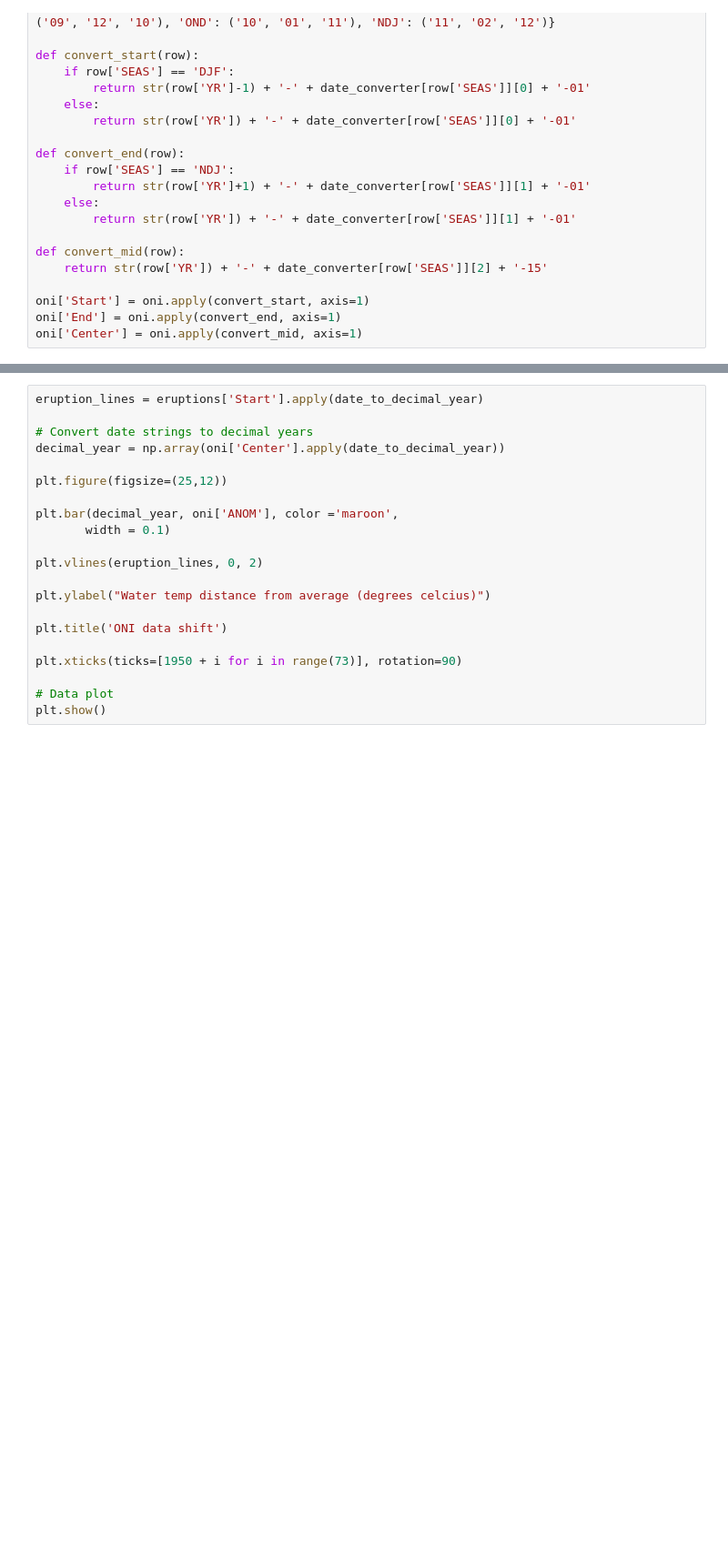
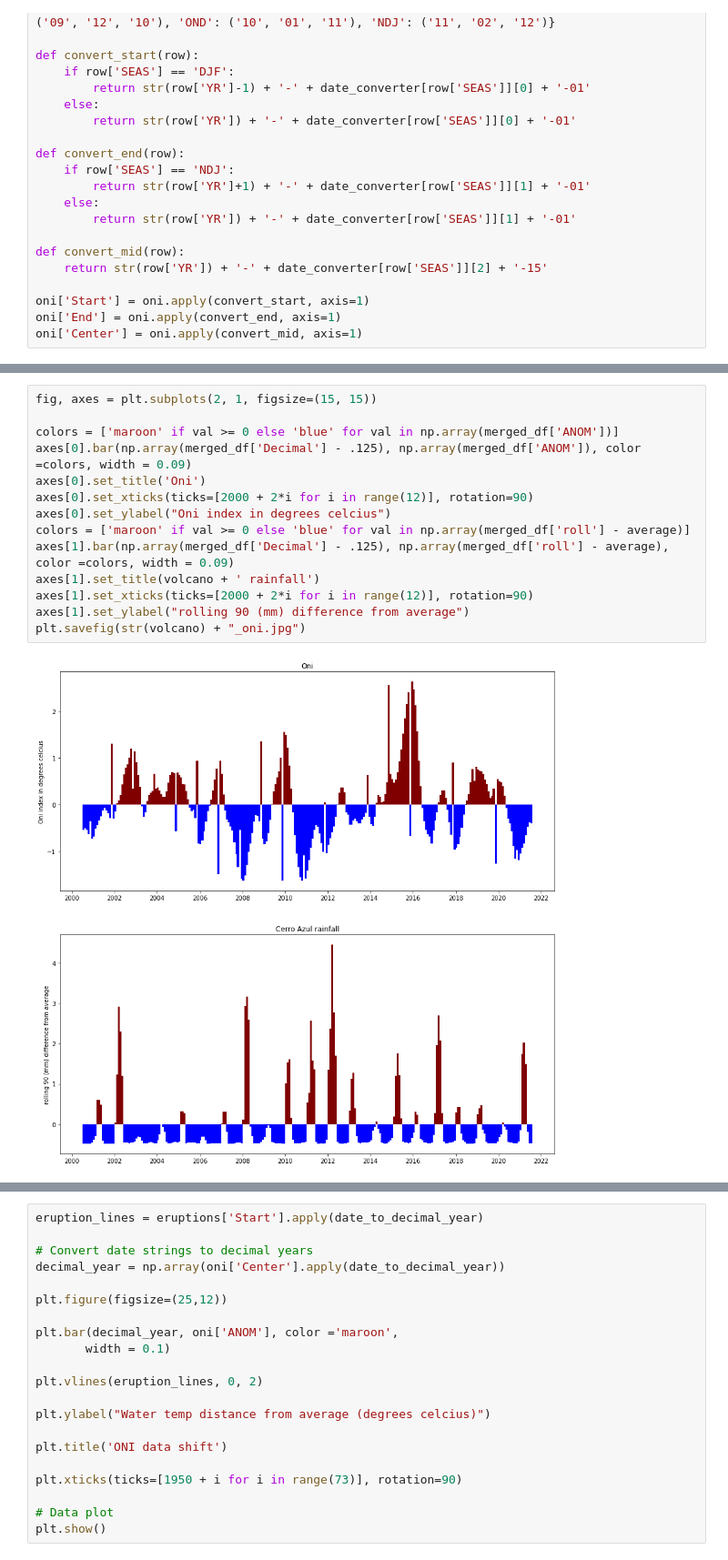
Before and after one commit to jonathan-quartin/um_volcano_project, a Jupyter notebook: old_notebooks/precip_regression.ipynb, the cells around one changed output, grey strips where cells are left out. Shown: that part at 91% size. Saved outputs shown, nothing was run; the diff lists cells and outputs as text; blank space fills up the shorter version.

```diff
--- a/old_notebooks/precip_regression.ipynb
+++ b/old_notebooks/precip_regression.ipynb
@@ -70,0 +102,16 @@ print(oni)
+# %%
+fig, axes = plt.subplots(2, 1, figsize=(15, 15))
+
+colors = ['maroon' if val >= 0 else 'blue' for val in np.array(merged_df['ANOM'])]
+axes[0].bar(np.array(merged_df['Decimal'] - .125), np.array(merged_df['ANOM']), color =colors, width = 0.09)
+axes[0].set_title('Oni')
+axes[0].set_xticks(ticks=[2000 + 2*i for i in range(12)], rotation=90)
+axes[0].set_ylabel("Oni index in degrees celcius")
+colors = ['maroon' if val >= 0 else 'blue' for val in np.array(merged_df['roll'] - average)]
+axes[1].bar(np.array(merged_df['Decimal'] - .125), np.array(merged_df['roll'] - average), color =colors, width = 0.09)
+axes[1].set_title(volcano + ' rainfall')
+axes[1].set_xticks(ticks=[2000 + 2*i for i in range(12)], rotation=90)
+axes[1].set_ylabel("rolling 90 (mm) difference from average")
+plt.savefig(str(volcano) + "_oni.jpg")
+# %% [output]
+[figure, added]
```
Also changed, not shown: parts of 27 cells of this notebook, 27 other files.
